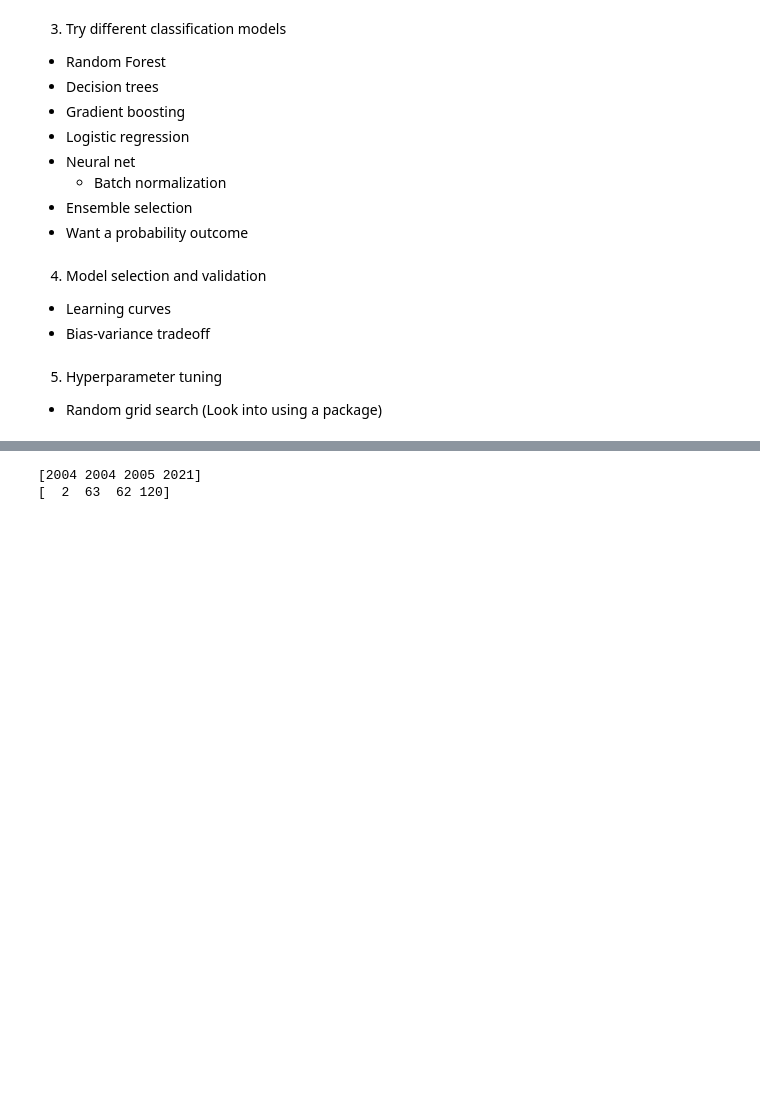
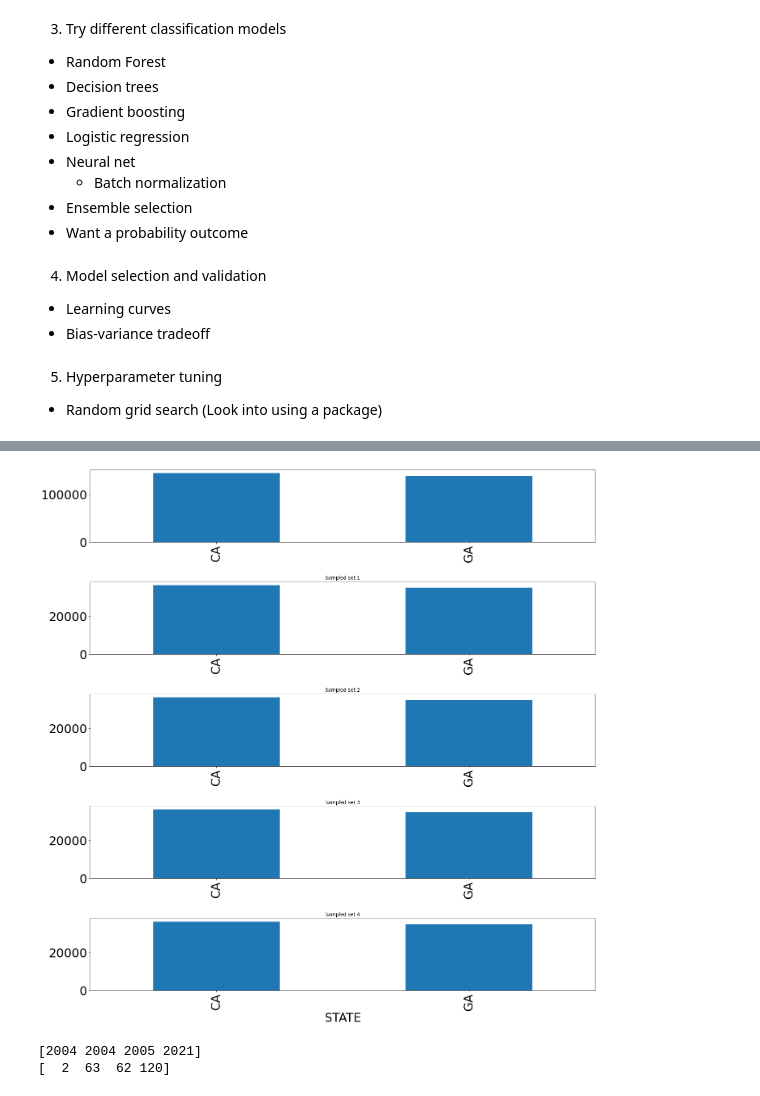
Before and after one commit to kimtaeho07/CS155-MP1, a Jupyter notebook: KaggleVisualization.ipynb, the cells around one changed output, grey strips where cells are left out. Cells and saved outputs as stored; diff of their text form; code cells hidden in the pictures; blank space fills up the shorter version.

```diff
--- a/KaggleVisualization.ipynb
+++ b/KaggleVisualization.ipynb
@@ -252,18 +261,21 @@ plt.xlabel("Day")
 # %%
 #@title
 feature = 'STATE'
 
 # Prevalance by State
 fig, axs = plt.subplots(num_sets+1, figsize=(20,20))
 train_df[feature].value_counts().plot(kind='bar', ax=axs[0])
 
 for i in range(num_sets):
   sets[i][feature].value_counts().plot(kind='bar', ax=axs[i+1])
+  axs[i+1].set_title('Sampled set %i'%(i+1), fontsize=12)
 
 plt.xlabel(feature)
 
 plt.tight_layout()
 plt.show()
+# %% [output]
+[figure, added]
 # %%
 #@title
 feature = 'FIPS_NAME'
```
Also changed, not shown: parts of 17 cells of this notebook.
